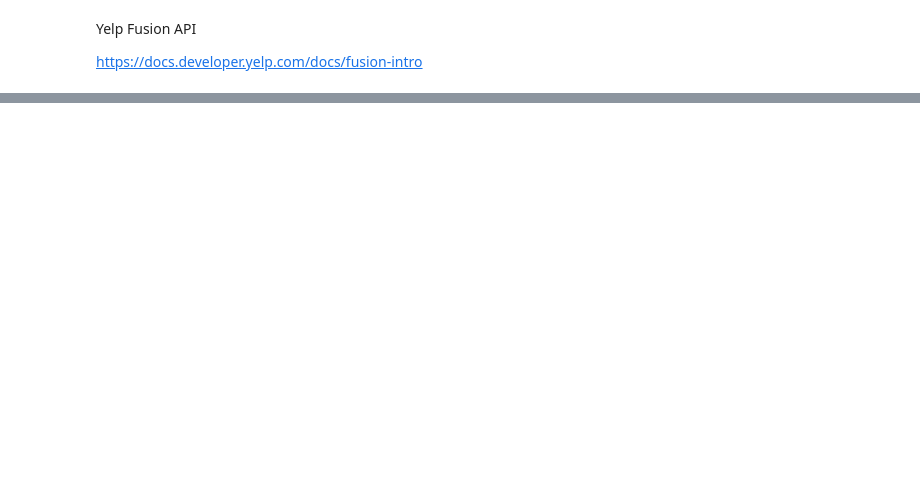
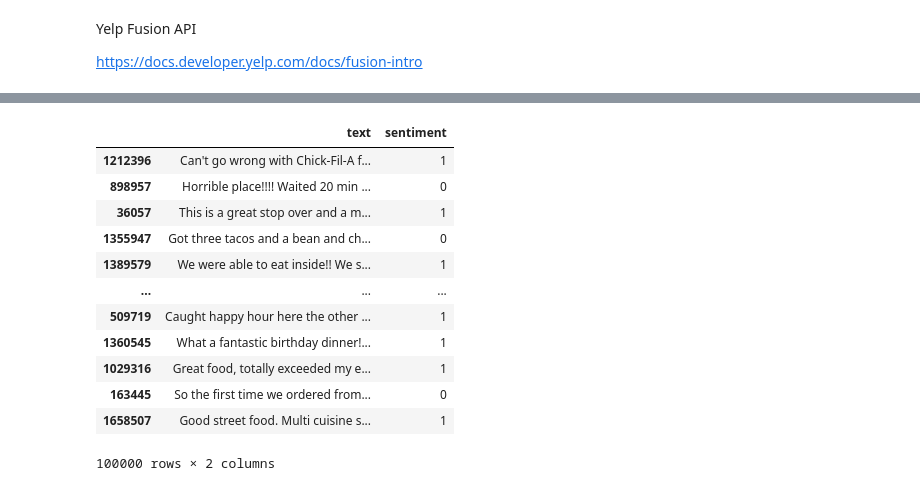
Before and after one commit to pajeeokoth/Strat-up-AI-product, a Jupyter notebook: P6_02_jupyternotebook.ipynb, the cells around one changed output, grey strips where cells are left out. Saved outputs shown, nothing was run; the diff lists cells and outputs as text; code cells hidden in the pictures; blank space fills up the shorter version.

```diff
--- a/P6_02_jupyternotebook.ipynb
+++ b/P6_02_jupyternotebook.ipynb
@@ -152,0 +171,9 @@ df = pd.concat(chunk_list, ignore_index=True, join='outer', axis=0)
+# %%
+%%time
+# convert the reviews to two classes above avergae and below average
+rev = df[['text', 'review_stars']].copy()
+# df['Sentiment'] = df[df.review_stars!=3].review_stars.map(lambda score:0 if score < 3 else 1)
+rev['sentiment'] = rev.review_stars.map(lambda score:0 if score <= 3 else 1)
+rev = rev.drop('review_stars', axis=1)
+# count the number of occurance for each sentiment class
+rev.sentiment.value_counts()
@@ -221,0 +221,18 @@ OSError: [Errno 22] Invalid argument: 'https://www.yelp.com/dataset/download/yel
+# %%
+#Take a sample of the data
+sample = rev.sample(100000)
+sample
+# %% [output]
+|  | text | sentiment |
+| 1212396 | Can't go wrong with Chick-Fil-A f... | 1 |
+| 898957 | Horrible place!!!! Waited 20 min ... | 0 |
+| 36057 | This is a great stop over and a m... | 1 |
+| 1355947 | Got three tacos and a bean and ch... | 0 |
+| 1389579 | We were able to eat inside!! We s... | 1 |
+| ... | ... | ... |
+| 509719 | Caught happy hour here the other ... | 1 |
+| 1360545 | What a fantastic birthday dinner!... | 1 |
+| 1029316 | Great food, totally exceeded my e... | 1 |
+| 163445 | So the first time we ordered from... | 0 |
+| 1658507 | Good street food. Multi cuisine s... | 1 |
+100000 rows × 2 columns
```
Also changed, not shown: parts of 42 cells of this notebook.
